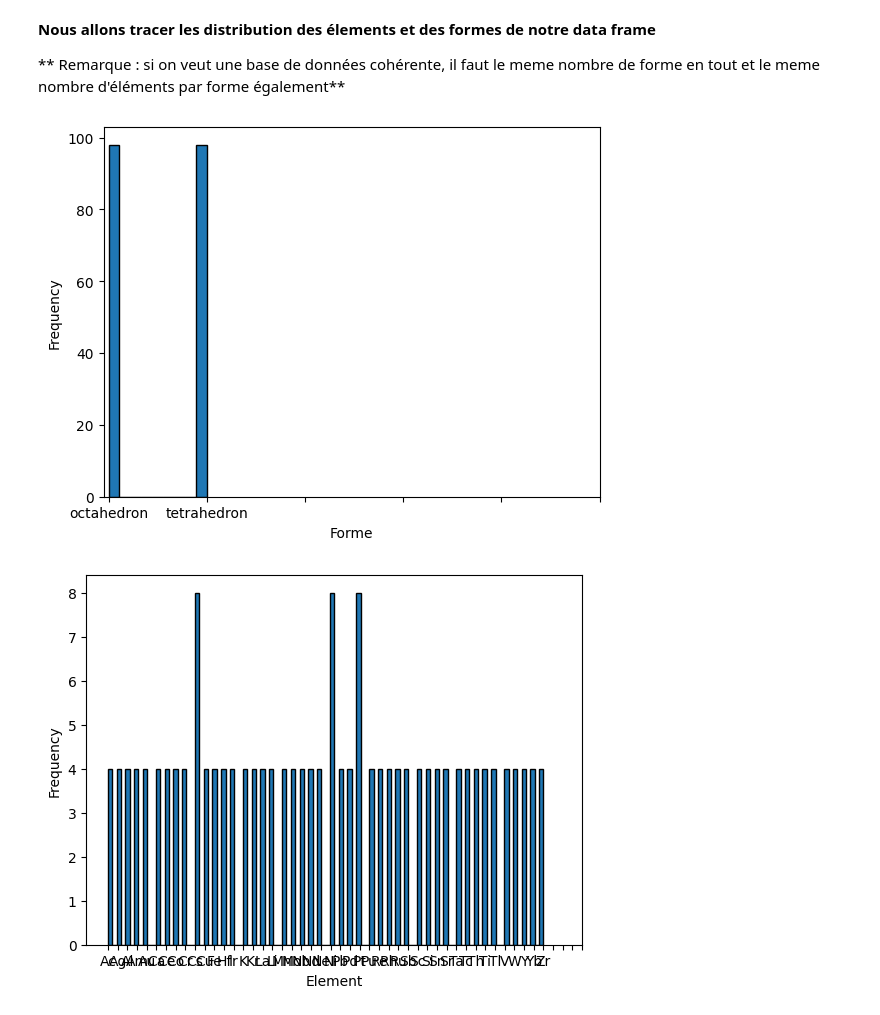
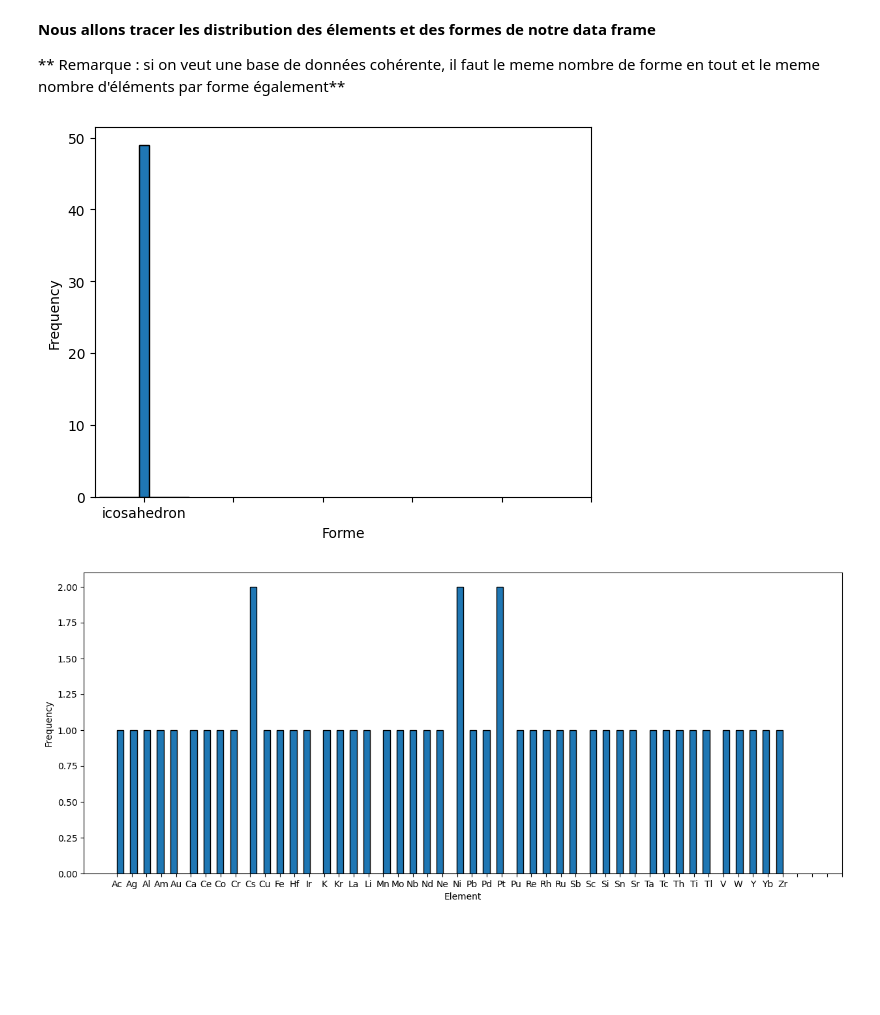
Before and after one commit to scayez/Projet_SAXS_WAXS_IA, a Jupyter notebook: script_shape_platonic.ipynb, the cells around one changed output. Drawn from its saved outputs; the diff is of its cells as text; code cells hidden in the pictures; blank space fills up the shorter version.

```diff
--- a/script_shape_platonic.ipynb
+++ b/script_shape_platonic.ipynb
@@ -172,3 +174,18 @@ def fonction_gestion_dataframe_shapes_platonic(element,forme,distance,couche):
+# %%
+# Création de la liste des couches (à changer en fonction de ce que l'on veut)
+couche = [2]
+
+# Création de la liste des formes, avec liste_de_toutes_les_formes= ["icosahedron", "octahedron", "dodecahedron" , "tetrahedron", "cubefcc", "cubebcc"]
+forme= ["icosahedron"] #( à changer en fonction de ce que l'on veut (en prenant dans les elements de la liste_de_toutes_les_formes)
+
+
+# Création d'une variable nbr_elem pour parcourir la liste des éléments que de 0 à un certain nombre.
+# Si on veut parcourir toute la liste des éléments, nbr_elem =len(liste_element)
+nbr_elem=len(liste_element)
+
+
+# Nom du fichier de sortie
+fichier_sortie='stage/Base_de_données/tempo.csv'
 # %%
 # Création du data frame vide (df_concatenated) que on va remplir au fur et à mesure
 df_concatenated  = pd.DataFrame(columns=["Element", "Forme", "Distance","nbr_couche","q","Intensités"])
@@ -238,7 +248,7 @@ Convex Hull analyzis
 **On lit le fichier csv que on a enregistré plus haut et on l affiche**
 # %%
 # On rentre la lecture du fichier dans la variable data
-data = pd.read_csv('stage/Base_de_données/octahedron_et_tetrahedron_nc2,3_tout_elements.csv', sep='\t')
+data = pd.read_csv(fichier_sortie, sep='\t')
 
 # On indexe la data frame comme il faut
 data.index=np.arange(data.shape[0])
@@ -280,33 +294,37 @@ ax.hist(data['Forme'], bins=9,edgecolor='black')
 ax.set_xlabel('Forme')
 ax.set_ylabel('Frequency')
 
 # Personnaliser les intervalles de l'axe des x
 x_ticks = range(0, 6)  # Plage de 0 à 6
 plt.xticks(x_ticks)
 
 # Afficher la figure
 plt.show()
 #--------------------------------------------------------
 
 # On va creer un graph qui permet de forme la distribution des éléments de notre data frame
 
 import matplotlib.pyplot as plt
 # Créer la figure et les axes
-fig, ax = plt.subplots()
+fig, ax = plt.subplots(figsize=(15,6))
+
 
 # Tracer l'histogramme
 ax.hist(data['Element'], bins=100,edgecolor='black')
 
 # Ajouter des labels aux axes
 ax.set_xlabel('Element')
 ax.set_ylabel('Frequency')
 
+
 # Personnaliser les intervalles de l'axe des x
 x_ticks = range(0, 50)  # Plage de 0 à 50
 plt.xticks(x_ticks)
 
+
 # Afficher la figure
+
 plt.show()
 # %% [output]
-[figure, old version]
+[figure, new version]
-[figure, old version]
+[figure, new version]
```
Also changed, not shown: parts of 4 cells of this notebook.
